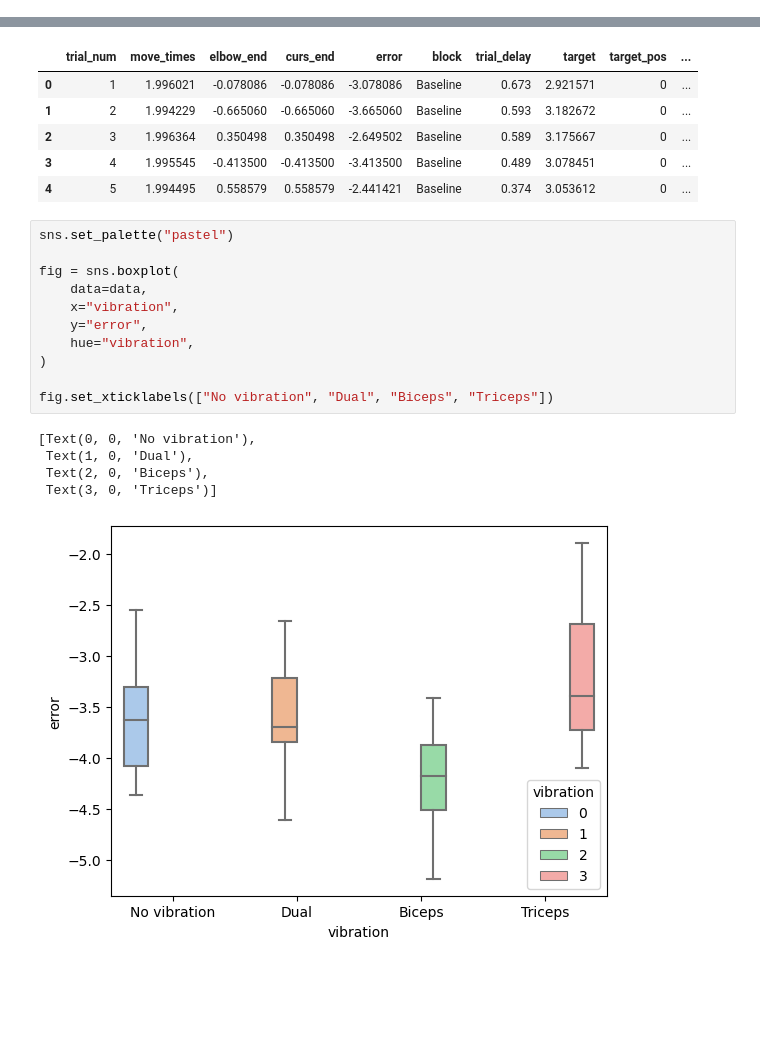
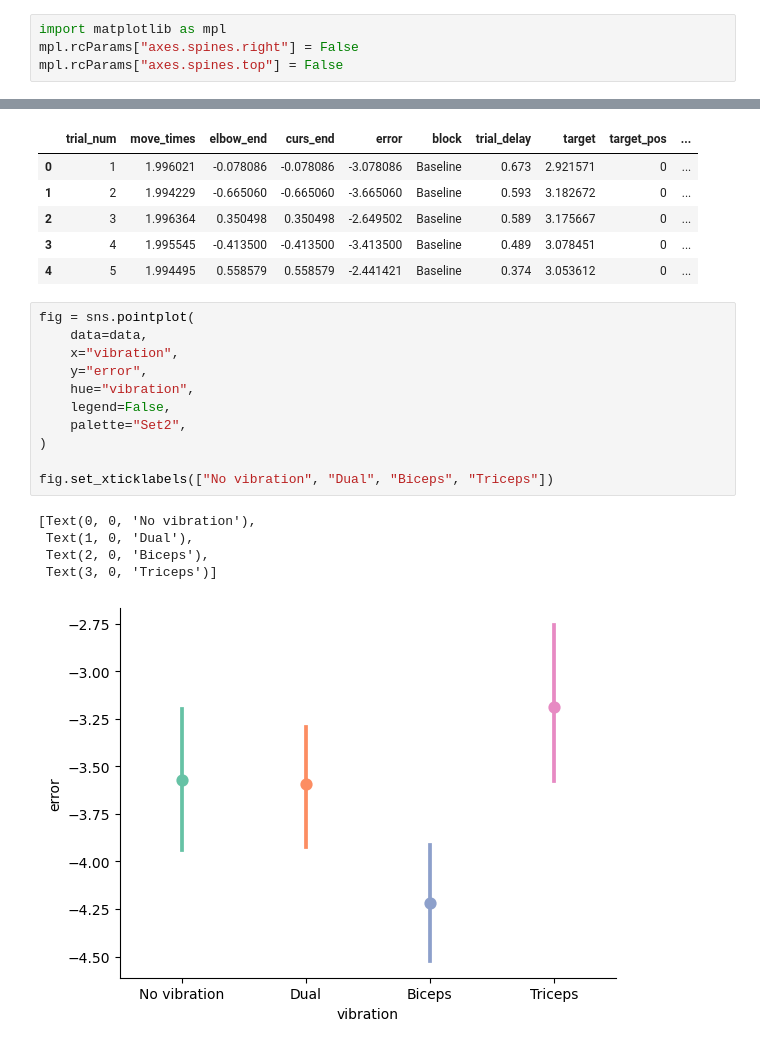
Before and after one commit to GreggEschelmuller/unimanual-codes, a Jupyter notebook: scripts/analysis.ipynb, the cells around one changed output, grey strips where cells are left out. Drawn from its saved outputs; the diff is of its cells as text; blank space fills up the shorter version.

```diff
--- a/scripts/analysis.ipynb
+++ b/scripts/analysis.ipynb
@@ -1,3 +1,7 @@
+# %%
+import matplotlib as mpl
+mpl.rcParams["axes.spines.right"] = False
+mpl.rcParams["axes.spines.top"] = False
 # %%
 import pandas as pd
 import matplotlib.pyplot as plt
@@ -14,19 +18,19 @@ data.head()
 | 3 | 4 | 1.995545 | -0.413500 | -0.413500 | -3.413500 | Baseline | 0.489 | 3.078451 | 0 | ... |
 | 4 | 5 | 1.994495 | 0.558579 | 0.558579 | -2.441421 | Baseline | 0.374 | 3.053612 | 0 | ... |
 # %%
-sns.set_palette("pastel")
-
-fig = sns.boxplot(
+fig = sns.pointplot(
     data=data,
     x="vibration",
     y="error",
     hue="vibration",
+    legend=False,
+    palette="Set2",
 )
 
 fig.set_xticklabels(["No vibration", "Dual", "Biceps", "Triceps"])
 # %% [output]
 [Text(0, 0, 'No vibration'),
  Text(1, 0, 'Dual'),
  Text(2, 0, 'Biceps'),
  Text(3, 0, 'Triceps')]
-[figure, old version]
+[figure, new version]
```
Also changed, not shown: parts of 1 cell of this notebook, 1 other file.
